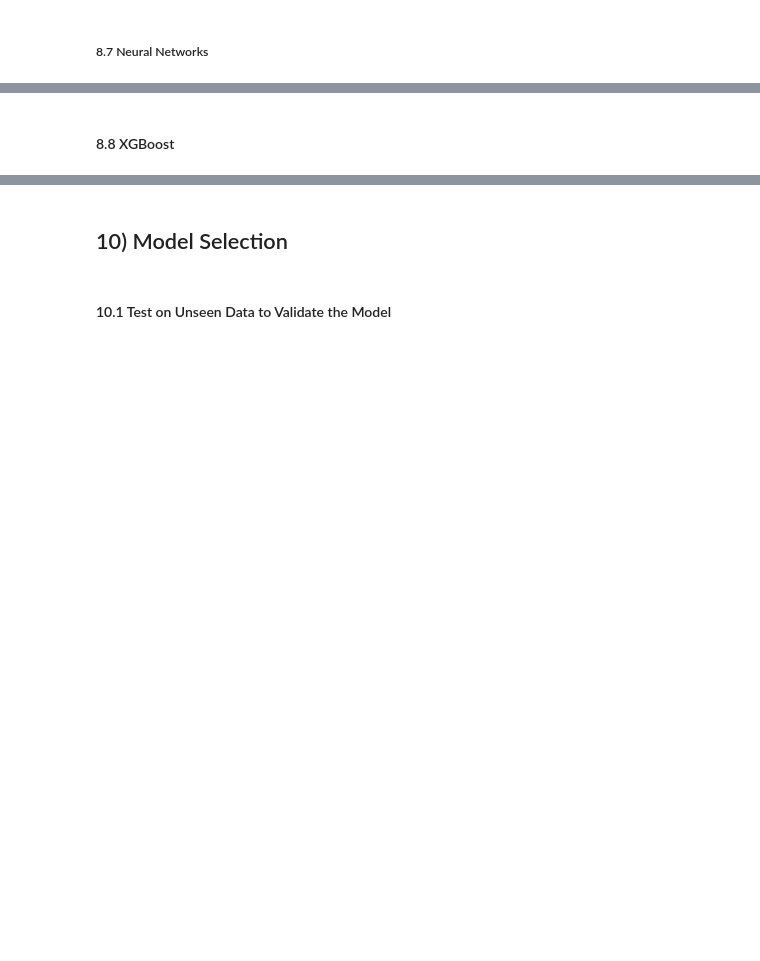
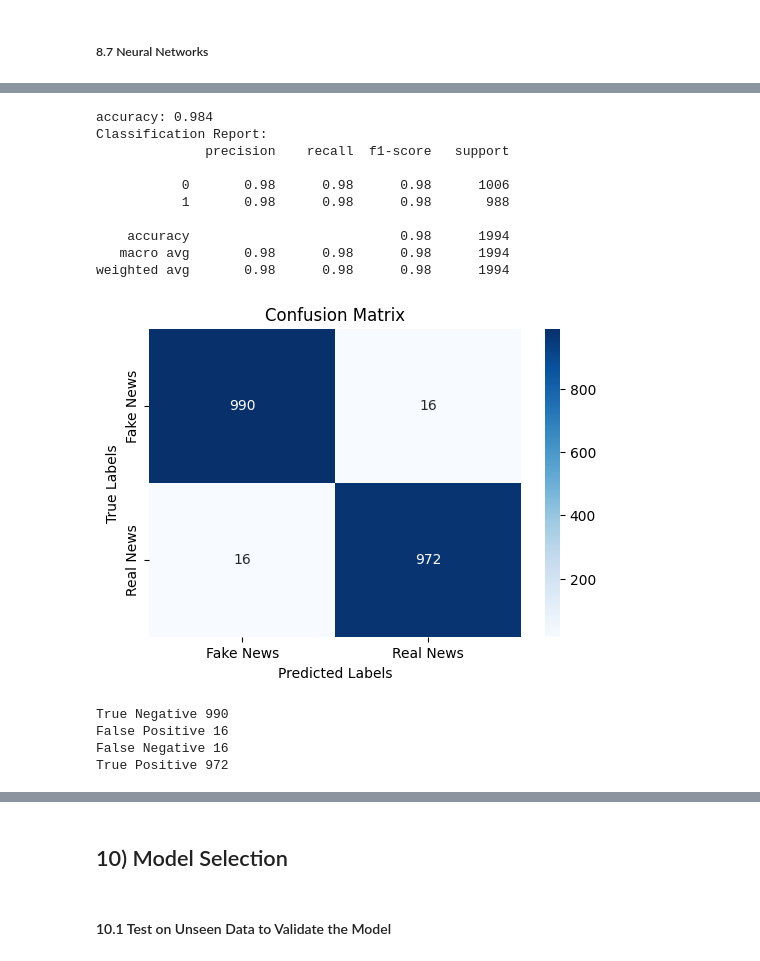
Before and after one commit to mansipandyaa29/FakeNewsDetection, a Jupyter notebook: notebooks/FakeNewsDetection.ipynb, the cells around one changed output, grey strips where cells are left out. Drawn from its saved outputs; the diff is of its cells as text; code cells hidden in the pictures; blank space fills up the shorter version.

```diff
--- a/notebooks/FakeNewsDetection.ipynb
+++ b/notebooks/FakeNewsDetection.ipynb
@@ -801,6 +693,0 @@ True Positive 0
-# %%
-from sklearn.svm import SVC
-
-svm_model = SVC()
-svm_model.fit(X_final_train, y_train)
-y_pred = svm_model.predict(X_final_test)
@@ -828,7 +697,7 @@ True Positive 12
 from sklearn.neighbors import KNeighborsClassifier
 
 knn_model = KNeighborsClassifier()
-knn_model.fit(X_train, y_train)
-y_pred = knn_model.predict(X_test)
+knn_model.fit(X_final_train, y_train)
+y_pred = knn_model.predict(X_final_test)
 # %%
 accuracy, prf, cm, tn, fp, fn, tp = evaluate(y_test, y_pred)
@@ -840,8 +725,8 @@ from tensorflow.keras.models import Sequential
 from tensorflow.keras.layers import Dense, Dropout
 
 # Define the model
-model = Sequential([
-    Dense(64, activation='relu', input_shape=(X_train.shape[1],)),
+nnmodel = Sequential([
+    Dense(64, activation='relu', input_shape=(X_final_train.shape[1],)),
     Dropout(0.2),
     Dense(32, activation='relu'),
     Dropout(0.2),
@@ -849,7 +734,10 @@ model = Sequential([
 ])
 
 # Compile the model
-model.compile(optimizer='adam', loss='binary_crossentropy', metrics=['accuracy'])
+nnmodel.compile(optimizer='adam', loss='binary_crossentropy', metrics=['accuracy'])
 
 # Train the model
-model.fit(X_train, y_train, epochs=10, batch_size=32, validation_data=(X_val, y_val))
+nnmodel.fit(X_final_train, y_train, epochs=10, batch_size=32)
+
+
+y_pred = nnmodel.predict(X_final_test)
@@ -856,4 +762,21 @@ model.fit(X_train, y_train, epochs=10, batch_size=32, validation_data=(X_val, y_
+# %%
+threshold = 0.5
+y_pred_binary = (y_pred > threshold).astype(int).flatten()
 # %%
-accuracy, prf, cm, tn, fp, fn, tp = evaluate(y_test, y_pred)
+accuracy, prf, cm, tn, fp, fn, tp = evaluate(y_test, y_pred_binary)
+# %% [output]
+accuracy: 0.984
+Classification Report:
+              precision    recall  f1-score   support
+
+           0       0.98      0.98      0.98      1006
+           1       0.98      0.98      0.98       988
+
+    accuracy                           0.98      1994
+   macro avg       0.98      0.98      0.98      1994
+weighted avg       0.98      0.98      0.98      1994
+[figure, added]
+True Negative 990
+False Positive 16
+False Negative 16
+True Positive 972
-# %% [markdown]
-#### 8.8 XGBoost
```
Also changed, not shown: parts of 49 cells of this notebook.
